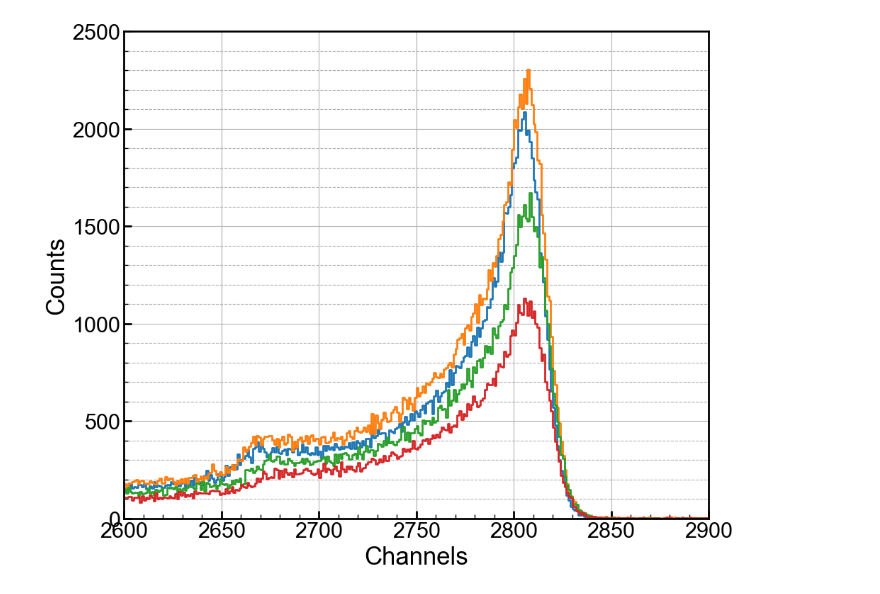
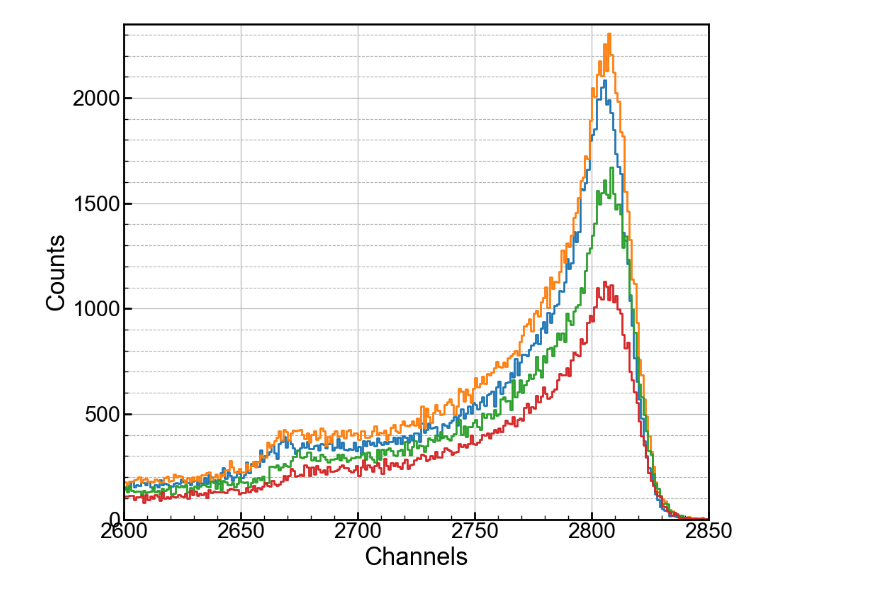
Before and after one commit to villano-lab/NaI_Array_Firmware, a Jupyter notebook: test_firmwares/TrigTest7/data_analysis/Analysis_Notebook/TESTCOPYNaI_Det2_260219_Analysis-Copy1.ipynb, the cells around one changed output. Drawn from its saved outputs; the diff is of its cells as text; code cells hidden in the pictures.

```diff
--- a/test_firmwares/TrigTest7/data_analysis/Analysis_Notebook/TESTCOPYNaI_Det2_260219_Analysis-Copy1.ipynb
+++ b/test_firmwares/TrigTest7/data_analysis/Analysis_Notebook/TESTCOPYNaI_Det2_260219_Analysis-Copy1.ipynb
@@ -44,34 +44,34 @@ y3 = np.asarray(cosmics["Counts"])
 #plot setup
 fig, axs = plt.subplots(1,1,figsize=(10,8))
 ax1 = axs
 
 ax1.step(x, y)
 ax1.step(x1,y1)
 ax1.step(x2,y2)
 ax1.step(x3,y3)
 
-ax1.set_xlim(2600, 2900)
-ax1.set_ylim(0,2500)
+ax1.set_xlim(2600, 2850)
+ax1.set_ylim(0,2350)
 
 ax1.set_xlabel("Channels", fontsize=25)
 ax1.set_ylabel("Counts", fontsize=25)
 
 ax1.grid(True)
 ax1.yaxis.grid(True,which='minor',linestyle='--')
 #ax1.legend(loc=1,prop={'size':20})
 
 for axis in ['top','bottom','left','right']:
   ax1.spines[axis].set_linewidth(2)
 
 plt.tight_layout()
 plt.show()
 
 #change colormap here !!!
 #plt.savefig(f'figures/Ba_{title}_{cmap1}.png')
 
 #Think of other ways to manipulate data than just to visualize
-#Fiure out how to normalize data graphs with different
+#Fiure out how to normalize data graphs with different number of entires but similar shapes
 #Figure out how to make an expected data graph based on the geometry of the detector
 #Also see if can normalize data to that shape to see particle energy not just interacting length and learn about weird data hmup
 # %% [output]
-[figure, old version]
+[figure, new version]
```
